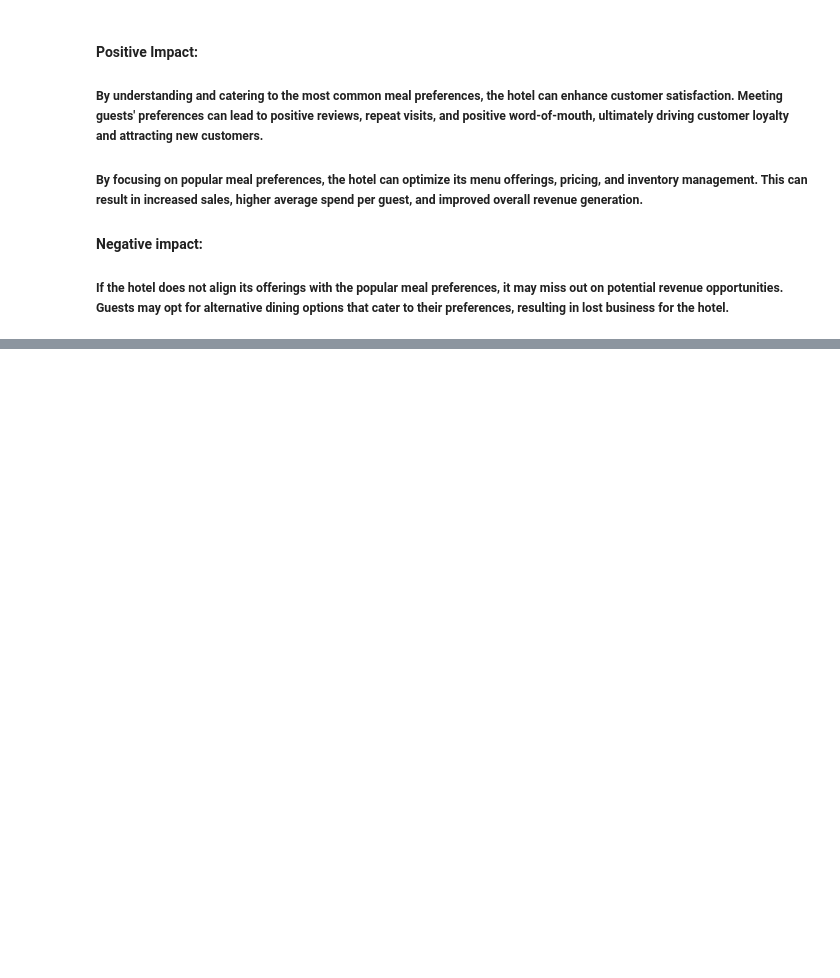
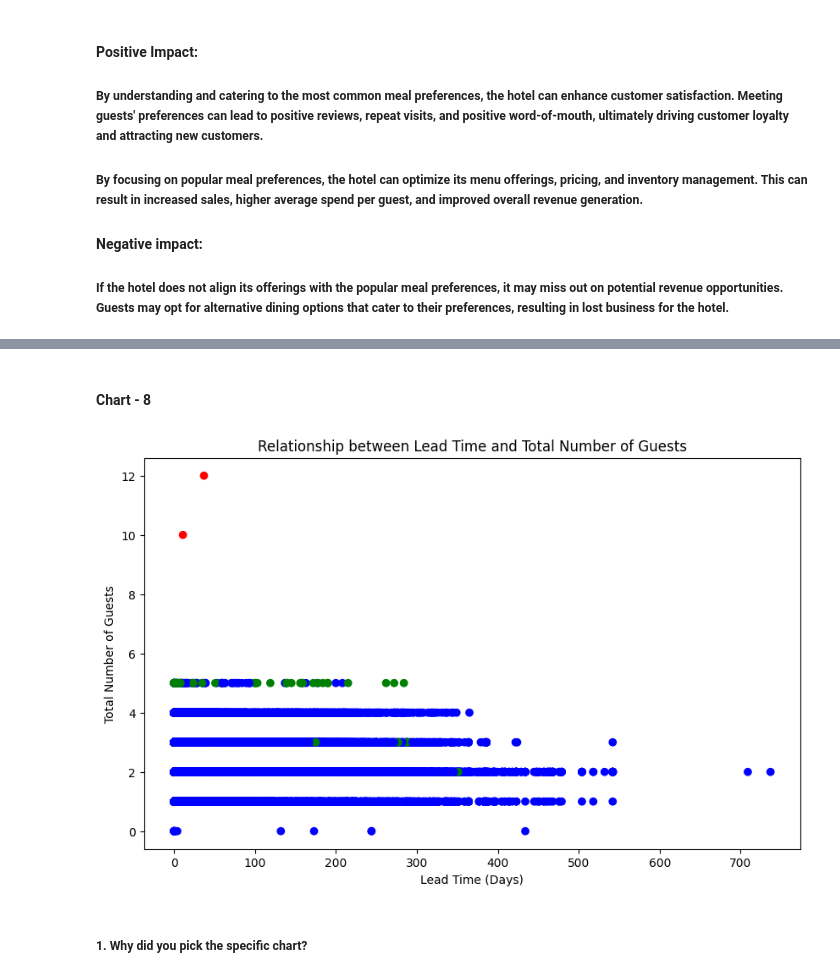
Before and after one commit to Sakshi1127/almabettercapstoneproject, a Jupyter notebook: EDA_Hotel_Booking_analysis.ipynb, the cells around one changed output, grey strips where cells are left out. Cells and saved outputs as stored; diff of their text form; code cells hidden in the pictures; blank space fills up the shorter version.

```diff
--- a/EDA_Hotel_Booking_analysis.ipynb
+++ b/EDA_Hotel_Booking_analysis.ipynb
@@ -637,0 +746,2 @@ Are there any insights that lead to negative growth? Justify with specific reaso
+# %% [markdown]
+#### Chart - 8
@@ -637,0 +750,21 @@ Are there any insights that lead to negative growth? Justify with specific reaso
+# %%
+#Calculate the lead time relate to the total number of guests
+
+# Extract the necessary columns from the dataset
+guests_data = data_set[['lead_time', 'adults', 'children', 'babies']]
+
+# Create a color map for differentiating guests
+color_map = {'adults': 'blue', 'children': 'green', 'babies': 'red'}
+
+# Create the scatter plot with colors based on guest types
+plt.figure(figsize=(10, 6))
+plt.scatter(guests_data['lead_time'], guests_data['adults'] + guests_data['children'] + guests_data['babies'],
+            c=guests_data[['adults', 'children', 'babies']].idxmax(axis=1).map(color_map))
+plt.xlabel('Lead Time (Days)')
+plt.ylabel('Total Number of Guests')
+plt.title('Relationship between Lead Time and Total Number of Guests')
+plt.show()
+# %% [output]
+[figure, added]
+# %% [markdown]
+##### 1. Why did you pick the specific chart?
```
Also changed, not shown: parts of 36 cells of this notebook.
